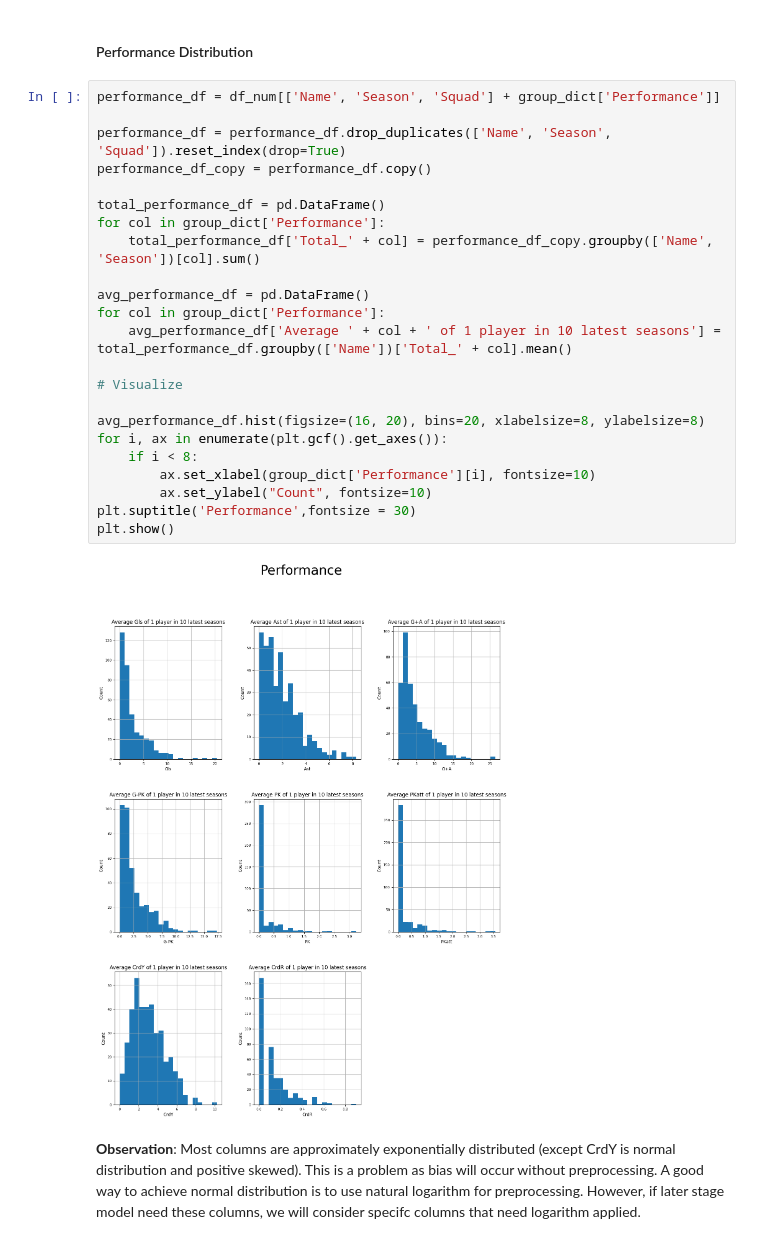
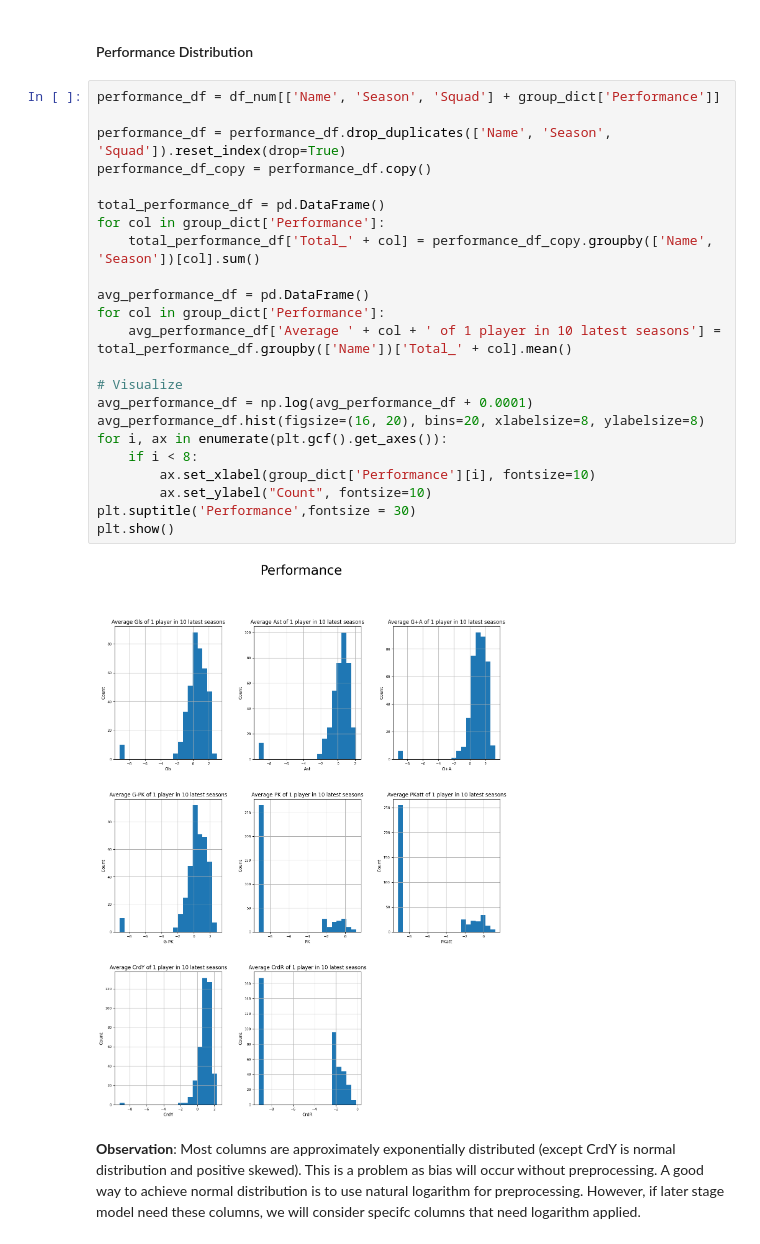
Before and after one commit to hwangdeokThien/CSC14119_IntroDS_final_project, a Jupyter notebook: src/notebooks/3.0-eda.ipynb, the cells around one changed output. Cells and saved outputs as stored; diff of their text form.

```diff
--- a/src/notebooks/3.0-eda.ipynb
+++ b/src/notebooks/3.0-eda.ipynb
@@ -390,28 +390,28 @@ plt.show()
 # %%
 performance_df = df_num[['Name', 'Season', 'Squad'] + group_dict['Performance']]
 
 performance_df = performance_df.drop_duplicates(['Name', 'Season', 'Squad']).reset_index(drop=True)
 performance_df_copy = performance_df.copy()
 
 total_performance_df = pd.DataFrame()
 for col in group_dict['Performance']:
     total_performance_df['Total_' + col] = performance_df_copy.groupby(['Name', 'Season'])[col].sum()
 
 avg_performance_df = pd.DataFrame()
 for col in group_dict['Performance']:
     avg_performance_df['Average ' + col + ' of 1 player in 10 latest seasons'] = total_performance_df.groupby(['Name'])['Total_' + col].mean()
 
 # Visualize
-
+avg_performance_df = np.log(avg_performance_df + 0.0001)
 avg_performance_df.hist(figsize=(16, 20), bins=20, xlabelsize=8, ylabelsize=8)
 for i, ax in enumerate(plt.gcf().get_axes()):
     if i < 8:
         ax.set_xlabel(group_dict['Performance'][i], fontsize=10)
         ax.set_ylabel("Count", fontsize=10)
 plt.suptitle('Performance',fontsize = 30)
 plt.show()
 # %% [output]
-[figure, old version]
+[figure, new version]
 # %% [markdown]
 **Observation**: Most columns are approximately exponentially distributed (except CrdY is normal distribution and  positive skewed). This is a problem as bias will occur without preprocessing. A good way to achieve normal distribution is to use natural logarithm for preprocessing. However, if later stage model need these columns, we will consider specifc columns that need logarithm applied.
 # %% [markdown]
```
Also changed, not shown: parts of 8 cells of this notebook, 5 other files.
